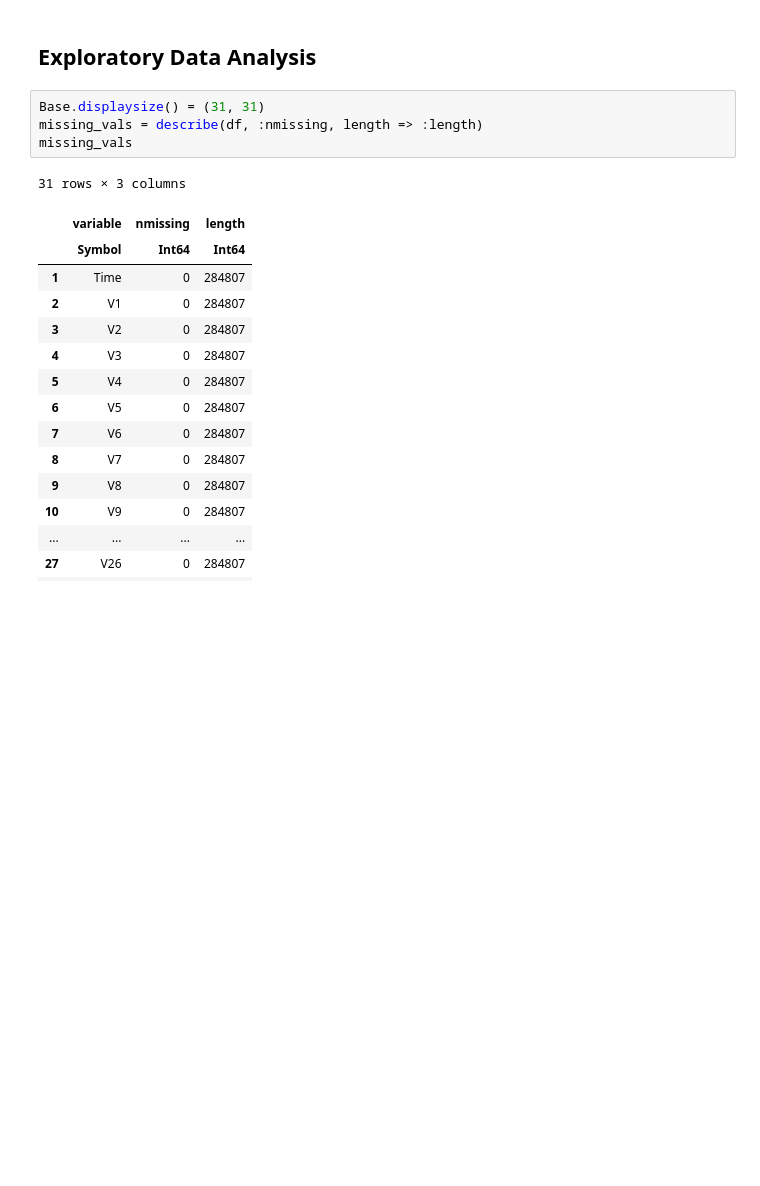
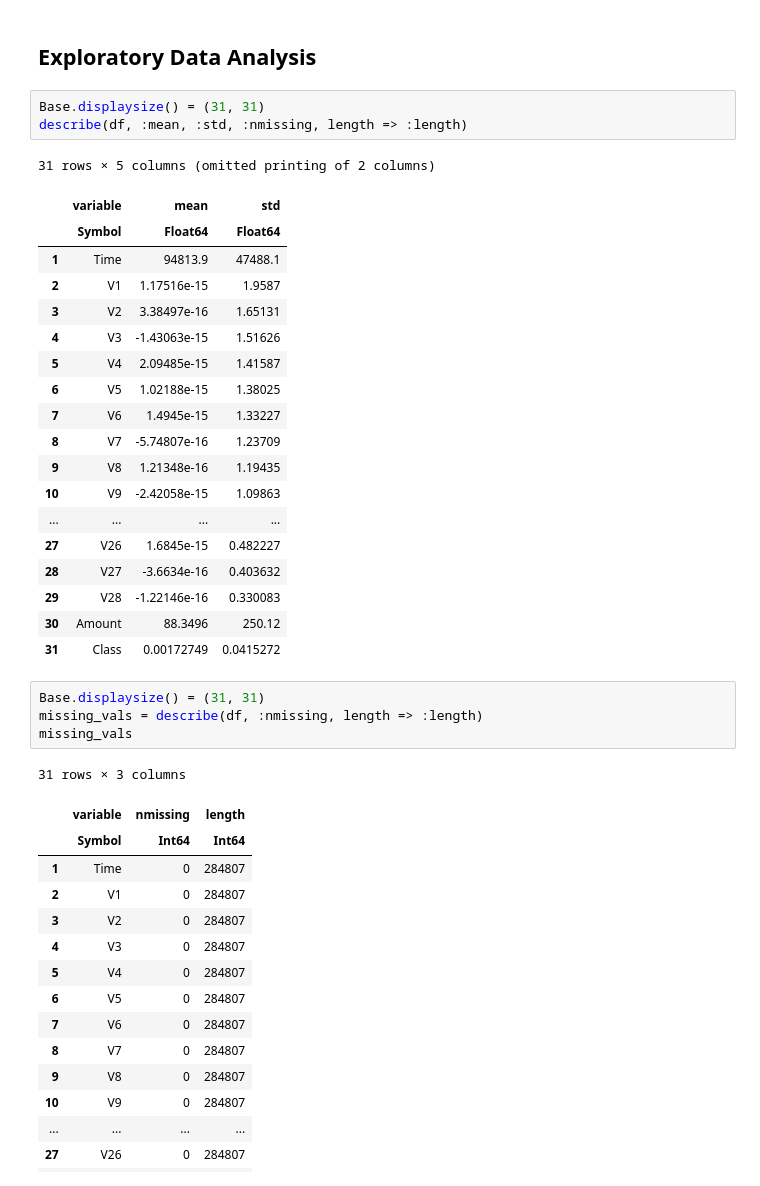
Before and after one commit to Shenghao1993/shenghao-blogs-work, a Jupyter notebook: julia-traditional-ml/Credit Card Fraud Detection - Julia.ipynb, the cells around one changed output. Cells and saved outputs as stored; diff of their text form; blank space fills up the shorter version.

```diff
--- a/julia-traditional-ml/Credit Card Fraud Detection - Julia.ipynb
+++ b/julia-traditional-ml/Credit Card Fraud Detection - Julia.ipynb
@@ -31,6 +31,29 @@ df[1:5, :]
 | 5 | 2.0 | -1.15823 | 0.877737 | 1.54872 | 0.403034 | -0.407193 | 0.0959215 | 0.592941 | -0.270533 | 0.817739 | 0.753074 | ... |
 # %% [markdown]
 ## Exploratory Data Analysis
+# %%
+Base.displaysize() = (31, 31)
+describe(df, :mean, :std, :nmissing, length => :length)
+# %% [output]
+31 rows × 5 columns (omitted printing of 2 columns)
+|  | variable | mean | std |
+|  | Symbol | Float64 | Float64 |
+| 1 | Time | 94813.9 | 47488.1 |
+| 2 | V1 | 1.17516e-15 | 1.9587 |
+| 3 | V2 | 3.38497e-16 | 1.65131 |
+| 4 | V3 | -1.43063e-15 | 1.51626 |
+| 5 | V4 | 2.09485e-15 | 1.41587 |
+| 6 | V5 | 1.02188e-15 | 1.38025 |
+| 7 | V6 | 1.4945e-15 | 1.33227 |
+| 8 | V7 | -5.74807e-16 | 1.23709 |
+| 9 | V8 | 1.21348e-16 | 1.19435 |
+| 10 | V9 | -2.42058e-15 | 1.09863 |
+| ... | ... | ... | ... |
+| 27 | V26 | 1.6845e-15 | 0.482227 |
+| 28 | V27 | -3.6634e-16 | 0.403632 |
+| 29 | V28 | -1.22146e-16 | 0.330083 |
+| 30 | Amount | 88.3496 | 250.12 |
+| 31 | Class | 0.00172749 | 0.0415272 |
 # %%
 Base.displaysize() = (31, 31)
 missing_vals = describe(df, :nmissing, length => :length)
```
Also changed, not shown: parts of 5 cells of this notebook.
